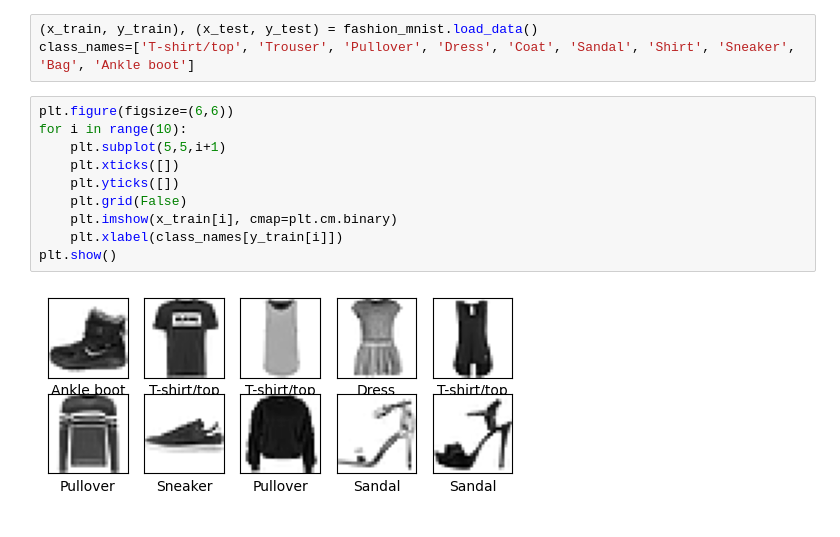
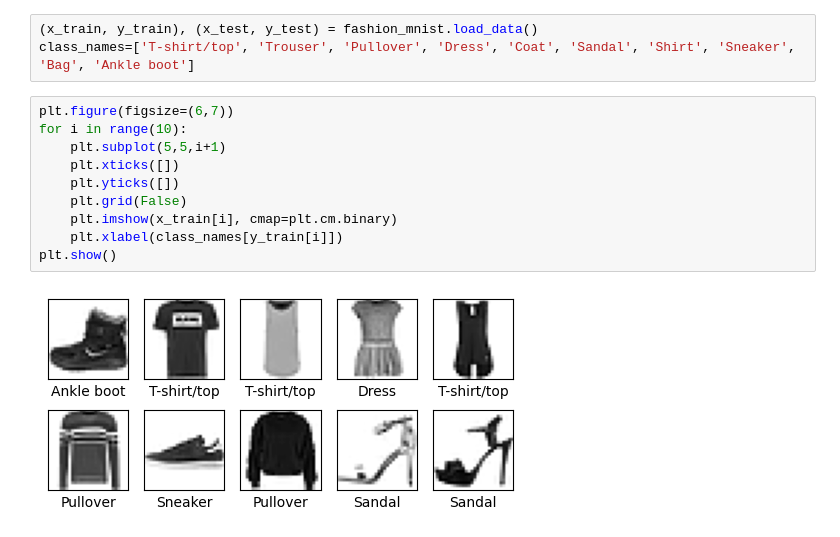
Before and after one commit to samruddhipatil21/DL_Assignment_1, a Jupyter notebook: Assignment_DL_1.ipynb, the cells around one changed output. Drawn from its saved outputs; the diff is of its cells as text.

```diff
--- a/Assignment_DL_1.ipynb
+++ b/Assignment_DL_1.ipynb
@@ -13,14 +13,14 @@ fashion_mnist = keras.datasets.fashion_mnist
 (x_train, y_train), (x_test, y_test) = fashion_mnist.load_data()
 class_names=['T-shirt/top', 'Trouser', 'Pullover', 'Dress', 'Coat', 'Sandal', 'Shirt', 'Sneaker', 'Bag', 'Ankle boot']
 # %%
-plt.figure(figsize=(6,6))
+plt.figure(figsize=(6,7))
 for i in range(10):
     plt.subplot(5,5,i+1)
     plt.xticks([])
     plt.yticks([])
     plt.grid(False)
     plt.imshow(x_train[i], cmap=plt.cm.binary)
     plt.xlabel(class_names[y_train[i]])
 plt.show()
 # %% [output]
-[figure, old version]
+[figure, new version]
```
